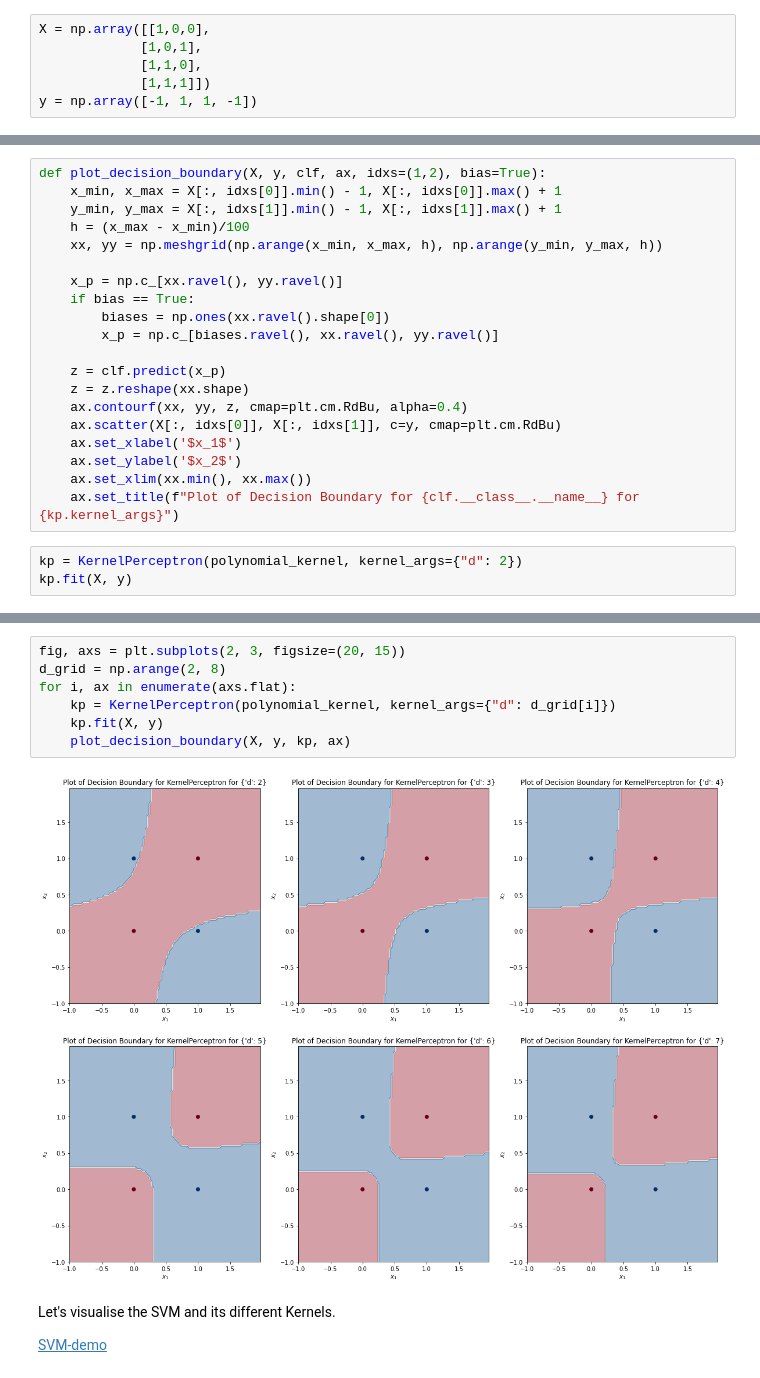
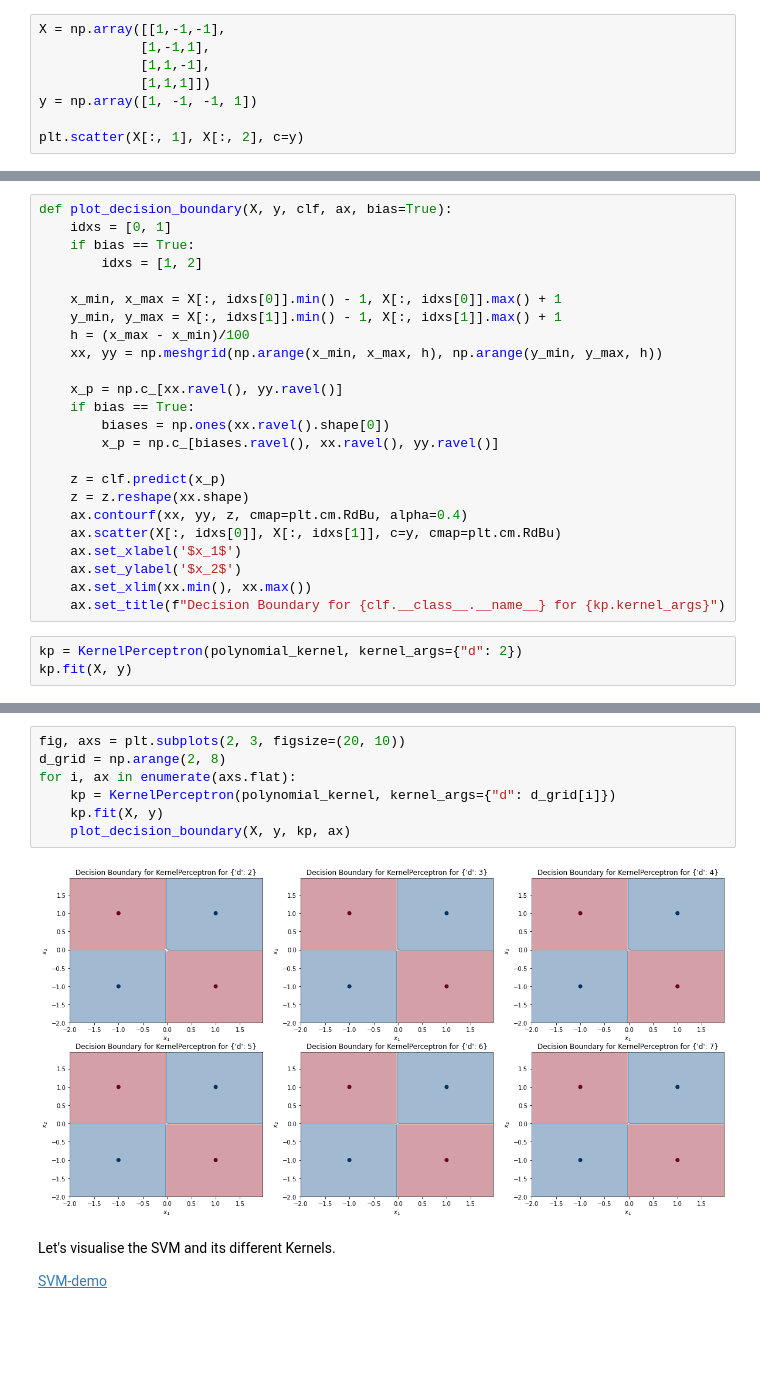
Before and after one commit to nerrma/tutoring, a Jupyter notebook: notebooks/KernelMethods-Lab.ipynb, the cells around one changed output, grey strips where cells are left out. Saved outputs shown, nothing was run; the diff lists cells and outputs as text; blank space fills up the shorter version.

```diff
--- a/notebooks/KernelMethods-Lab.ipynb
+++ b/notebooks/KernelMethods-Lab.ipynb
@@ -8,6 +10,8 @@ We know that the XOR function for two binary variables produces a non-linearly s
 # %%
-X = np.array([[1,0,0],
-             [1,0,1],
-             [1,1,0],
+X = np.array([[1,-1,-1],
+             [1,-1,1],
+             [1,1,-1],
              [1,1,1]])
-y = np.array([-1, 1, 1, -1])
+y = np.array([1, -1, -1, 1])
+
+plt.scatter(X[:, 1], X[:, 2], c=y)
@@ -54,7 +185,11 @@ def polynomial_kernel(x, y, d=2):
     y = y.T
     return (1 + x@y)**d
 # %%
-def plot_decision_boundary(X, y, clf, ax, idxs=(1,2), bias=True):
+def plot_decision_boundary(X, y, clf, ax, bias=True):
+    idxs = [0, 1]
+    if bias == True:
+        idxs = [1, 2]
+
     x_min, x_max = X[:, idxs[0]].min() - 1, X[:, idxs[0]].max() + 1
     y_min, y_max = X[:, idxs[1]].min() - 1, X[:, idxs[1]].max() + 1
     h = (x_max - x_min)/100
@@ -72,7 +207,7 @@ def plot_decision_boundary(X, y, clf, ax, idxs=(1,2), bias=True):
     ax.set_xlabel('$x_1$')
     ax.set_ylabel('$x_2$')
     ax.set_xlim(xx.min(), xx.max())
-    ax.set_title(f"Plot of Decision Boundary for {clf.__class__.__name__} for {kp.kernel_args}")
+    ax.set_title(f"Decision Boundary for {clf.__class__.__name__} for {kp.kernel_args}")
 # %%
 kp = KernelPerceptron(polynomial_kernel, kernel_args={"d": 2})
 kp.fit(X, y)
@@ -83,12 +218,12 @@ plot_decision_boundary(X, y, kp, plt.subplot(111))
 # %%
-fig, axs = plt.subplots(2, 3, figsize=(20, 15))
+fig, axs = plt.subplots(2, 3, figsize=(20, 10))
 d_grid = np.arange(2, 8)
 for i, ax in enumerate(axs.flat):
     kp = KernelPerceptron(polynomial_kernel, kernel_args={"d": d_grid[i]})
     kp.fit(X, y)
     plot_decision_boundary(X, y, kp, ax)
 # %% [output]
-[figure, old version]
+[figure, new version]
 # %% [markdown]
 Let's visualise the SVM and its different Kernels.
 
```
Also changed, not shown: parts of 21 cells of this notebook.
